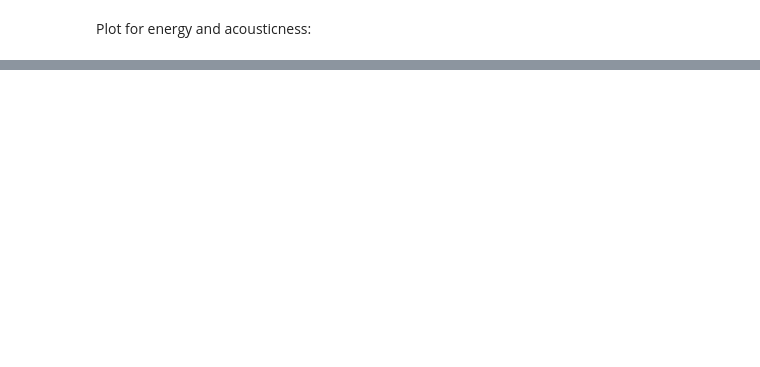
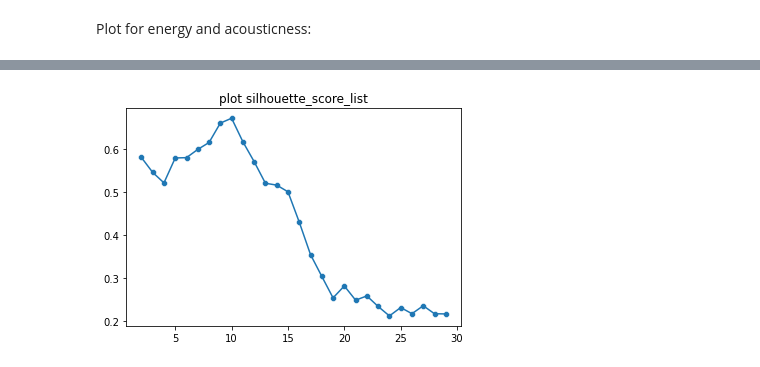
Before and after one commit to godricedemaruh/Project-4, a Jupyter notebook: audio_features.ipynb, the cells around one changed output, grey strips where cells are left out. Cells and saved outputs as stored; diff of their text form; code cells hidden in the pictures; blank space fills up the shorter version.

```diff
--- a/audio_features.ipynb
+++ b/audio_features.ipynb
@@ -217,0 +268,7 @@ plt.show()
+# %%
+silhouette_score_list = []
+for i in range(2,30):
+    mykmeans = KMeans(n_clusters=i)
+    mykmeans = mykmeans.fit(df_scaled)
+    s_score = silhouette_score(df_scaled, mykmeans.labels_)
+    silhouette_score_list.append(s_score)
@@ -217,0 +295,7 @@ plt.show()
+# %%
+plt.title('plot silhouette_score_list')
+sns.lineplot(x=range(2, 30), y=silhouette_score_list)
+sns.scatterplot(x=range(2, 30), y=silhouette_score_list)
+plt.show()
+# %% [output]
+[figure, added]
```
Also changed, not shown: parts of 16 cells of this notebook.
